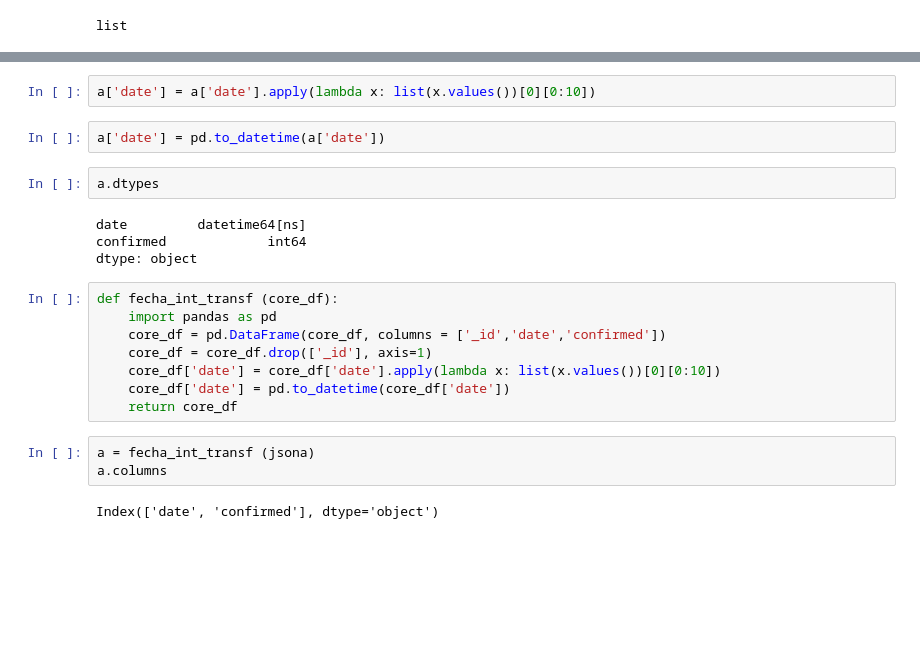
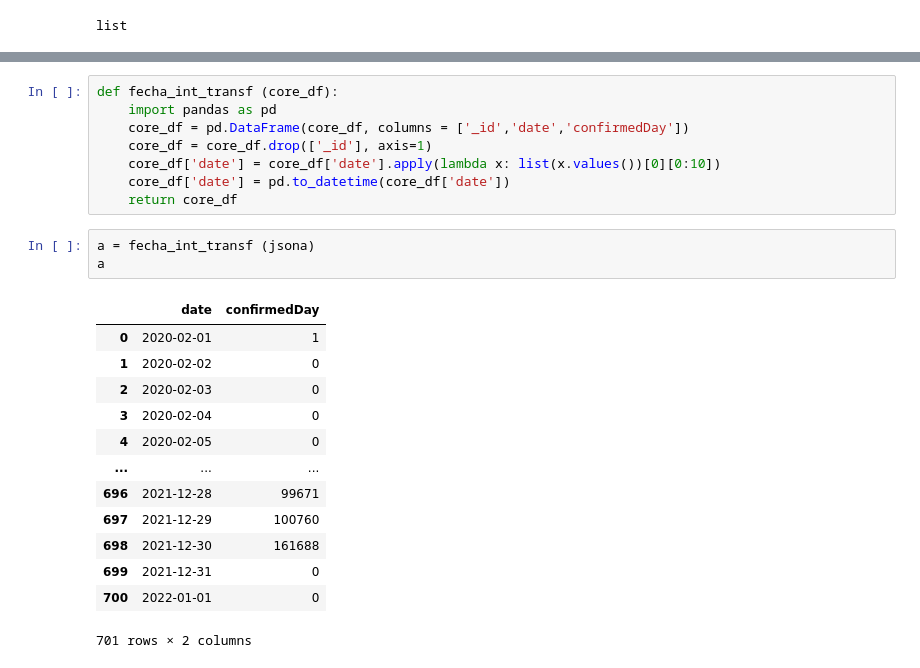
Before and after one commit to ParraCode/Core_Mid_Project-, a Jupyter notebook: dashboard/pruebas.ipynb, the cells around one changed output, grey strips where cells are left out. Drawn from its saved outputs; the diff is of its cells as text; blank space fills up the shorter version.

```diff
--- a/dashboard/pruebas.ipynb
+++ b/dashboard/pruebas.ipynb
@@ -27,23 +4215,25 @@ a
-# %%
-a['date'] = a['date'].apply(lambda x: list(x.values())[0][0:10])
-# %%
-a['date'] = pd.to_datetime(a['date'])
-# %%
-a.dtypes
-# %% [output]
-date         datetime64[ns]
-confirmed             int64
-dtype: object
 # %%
 def fecha_int_transf (core_df):
     import pandas as pd
-    core_df = pd.DataFrame(core_df, columns = ['_id','date','confirmed'])
+    core_df = pd.DataFrame(core_df, columns = ['_id','date','confirmedDay'])
     core_df = core_df.drop(['_id'], axis=1)
     core_df['date'] = core_df['date'].apply(lambda x: list(x.values())[0][0:10])
     core_df['date'] = pd.to_datetime(core_df['date'])
     return core_df
 # %%
 a = fecha_int_transf (jsona)
-a.columns
+a
 # %% [output]
+|  | date | confirmedDay |
+| 0 | 2020-02-01 | 1 |
+| 1 | 2020-02-02 | 0 |
+| 2 | 2020-02-03 | 0 |
+| 3 | 2020-02-04 | 0 |
+| 4 | 2020-02-05 | 0 |
+| ... | ... | ... |
+| 696 | 2021-12-28 | 99671 |
+| 697 | 2021-12-29 | 100760 |
+| 698 | 2021-12-30 | 161688 |
+| 699 | 2021-12-31 | 0 |
+| 700 | 2022-01-01 | 0 |
-Index(['date', 'confirmed'], dtype='object')
+701 rows × 2 columns
```
Also changed, not shown: parts of 2 cells of this notebook, 4 other files.
